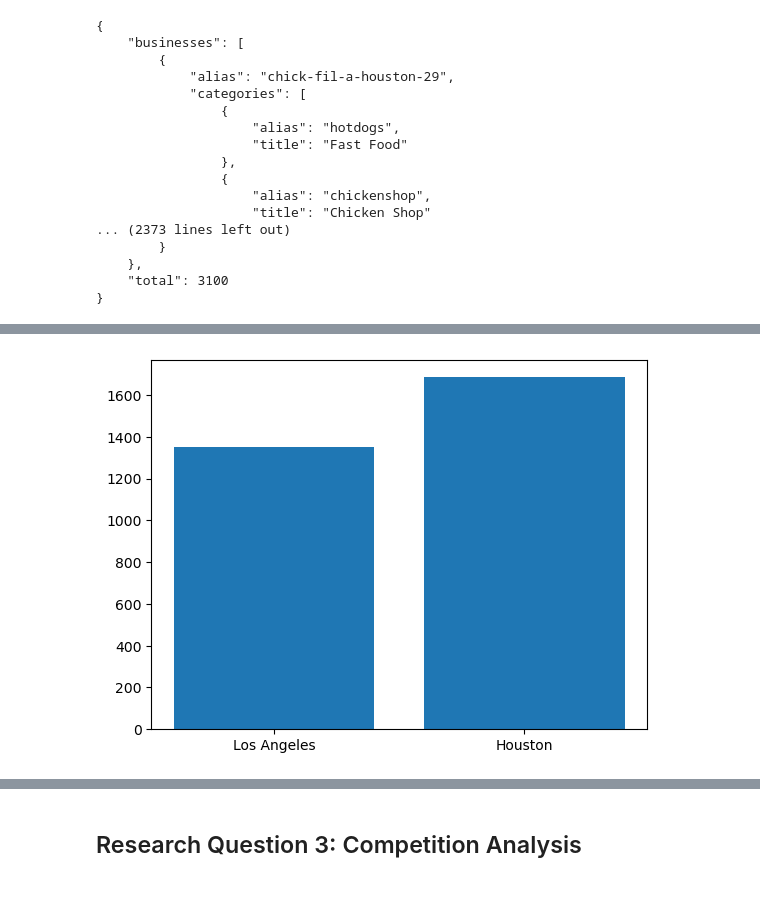
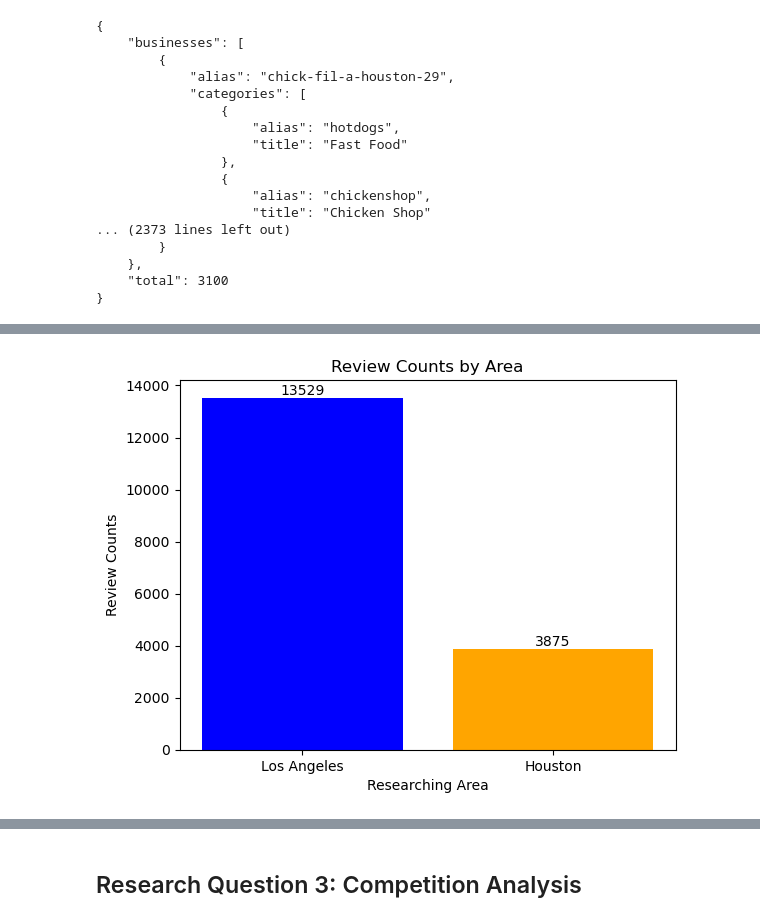
Before and after one commit to tonygana/project1, a Jupyter notebook: Group_Project_1.ipynb, the cells around one changed output, grey strips where cells are left out. Cells and saved outputs as stored; diff of their text form; code cells hidden in the pictures; blank space fills up the shorter version.

```diff
--- a/Group_Project_1.ipynb
+++ b/Group_Project_1.ipynb
@@ -102,10 +105,33 @@ df_yelp
-# %%
-Total1 = df_yelp.loc[df_yelp['Area']==location[0]]['review_count'].sum()/10.01
-Total2 = df_yelp.loc[df_yelp['Area']==location[1]]['review_count'].sum()/2.3
-#count = df_yelp['Area']
-count = [Total1, Total2]
-plt.bar(location,count)
-plt.show()
-# %% [output]
-[figure, removed]
+# %%
+# Calculate total review counts for each area
+Total1 = df_yelp.loc[df_yelp['Area'] == location[0]]['review_count'].sum()
+Total2 = df_yelp.loc[df_yelp['Area'] == location[1]]['review_count'].sum()
+
+# Create a bar plot
+locations = range(len(location))
+review_counts = [Total1, Total2]
+
+fig, ax = plt.subplots()
+
+bars = ax.bar(locations, review_counts, color=['blue', 'orange'])
+ax.set_title("Review Counts by Area")
+ax.set_xlabel("Researching Area")
+ax.set_ylabel("Review Counts")
+
+# Set x-axis tick positions and labels
+ax.set_xticks(locations)
+ax.set_xticklabels(location)
+
+# Add numbers on top of the bars
+for bar, count in zip(bars, review_counts):
+    height = bar.get_height()
+    ax.text(bar.get_x() + bar.get_width() / 2, height, f'{count}', ha='center', va='bottom')
+
+# Save the plot to a file
+plt.savefig("Output/1_Geographical_Analysis_reviewcount.png")
+
+# Show the plot
+plt.show()
+# %% [output]
+[figure, added]
 # %%
```
Also changed, not shown: parts of 34 cells of this notebook, 11 other files.
